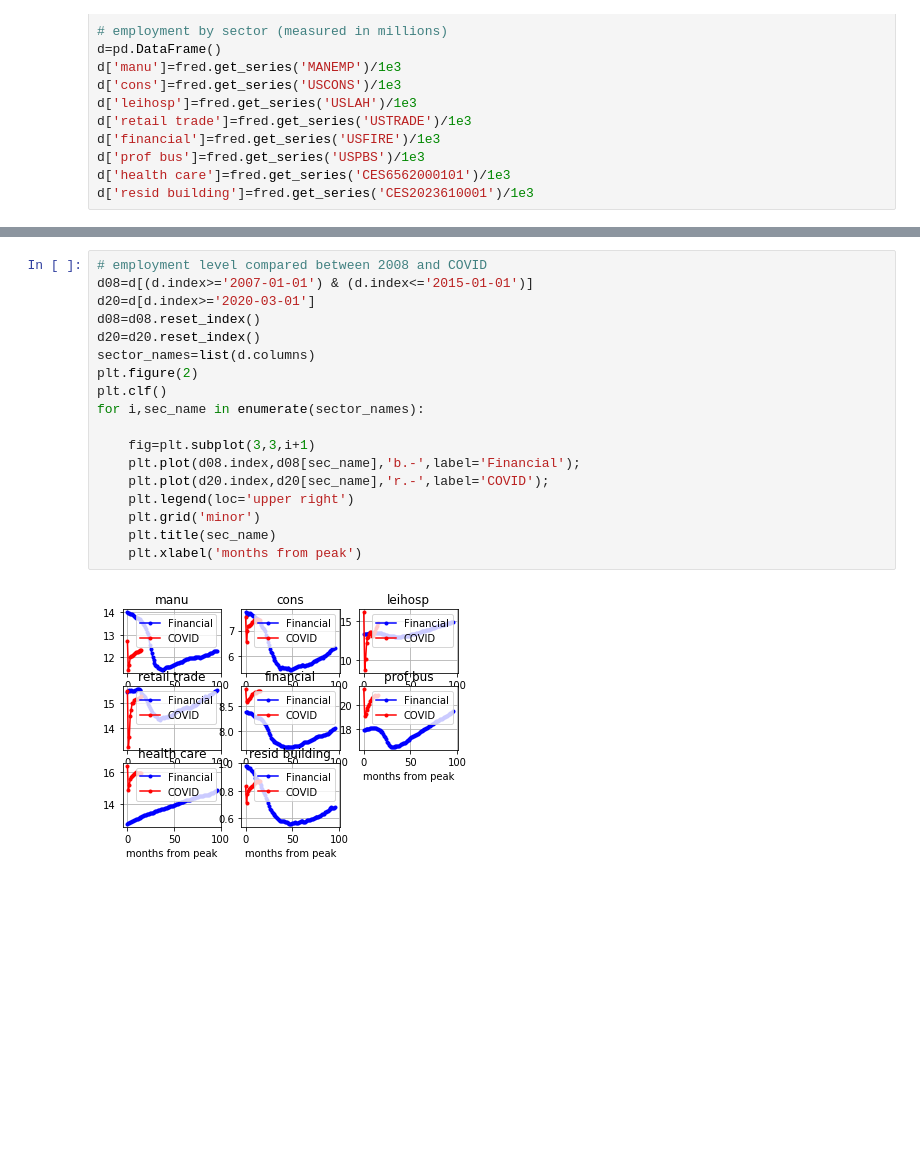
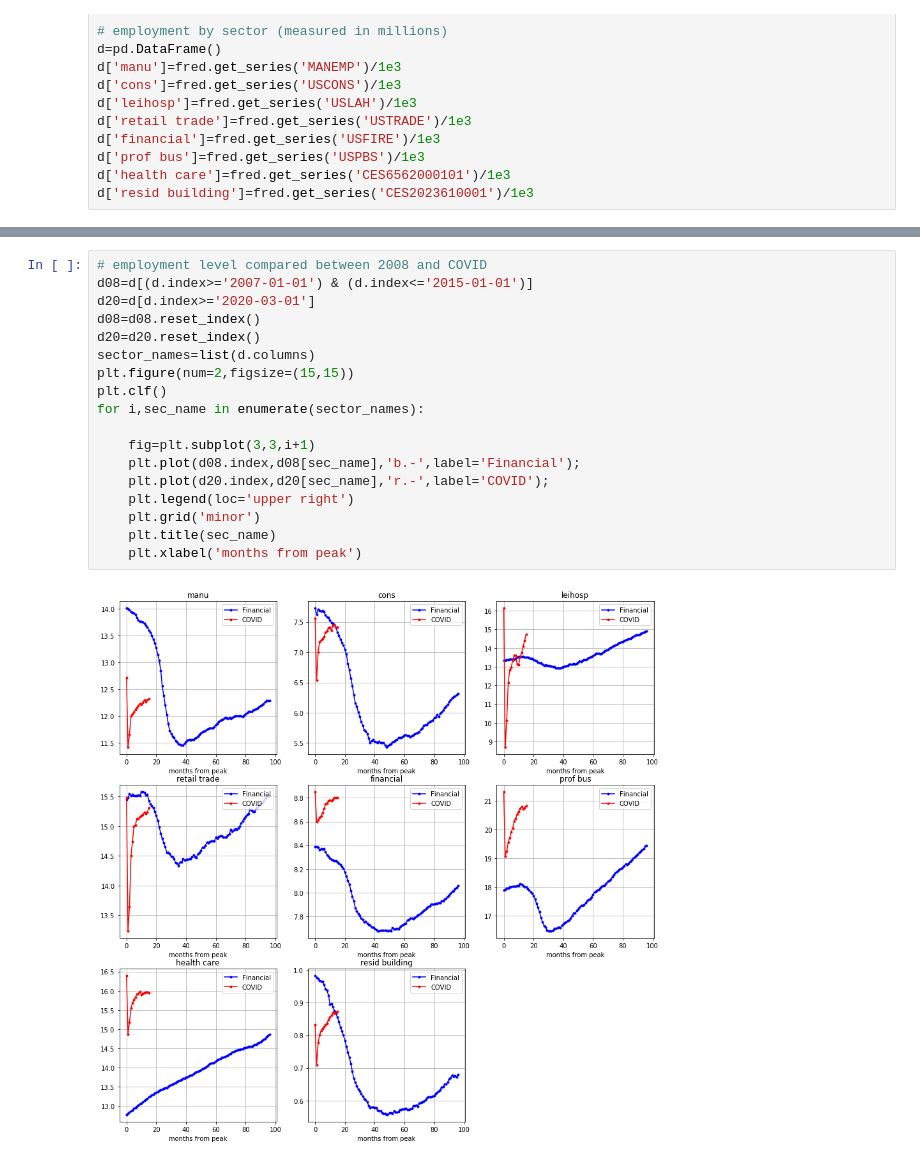
Before and after one commit to iamdingkai/COVID-emp-loss-by-sector, a Jupyter notebook: employment by sector FRED.ipynb, the cells around one changed output, grey strips where cells are left out. Drawn from its saved outputs; the diff is of its cells as text; blank space fills up the shorter version.

```diff
--- a/employment by sector FRED.ipynb
+++ b/employment by sector FRED.ipynb
@@ -32,23 +28,23 @@ d.plot(marker='.',subplots=True,grid='minor',layout=(3,3),
 # %%
 # employment level compared between 2008 and COVID
 d08=d[(d.index>='2007-01-01') & (d.index<='2015-01-01')]
 d20=d[d.index>='2020-03-01']
 d08=d08.reset_index()
 d20=d20.reset_index()
 sector_names=list(d.columns)
-plt.figure(2)
+plt.figure(num=2,figsize=(15,15))
 plt.clf()
 for i,sec_name in enumerate(sector_names):
 
     fig=plt.subplot(3,3,i+1)
     plt.plot(d08.index,d08[sec_name],'b.-',label='Financial');
     plt.plot(d20.index,d20[sec_name],'r.-',label='COVID');
     plt.legend(loc='upper right')
     plt.grid('minor')
     plt.title(sec_name)
     plt.xlabel('months from peak')
 # %% [output]
-[figure, old version]
+[figure, new version]
 # %%
 # employment % drop by sector
 d2020=d[d.index=='2020-02-01']
```
Also changed, not shown: parts of 3 cells of this notebook.
